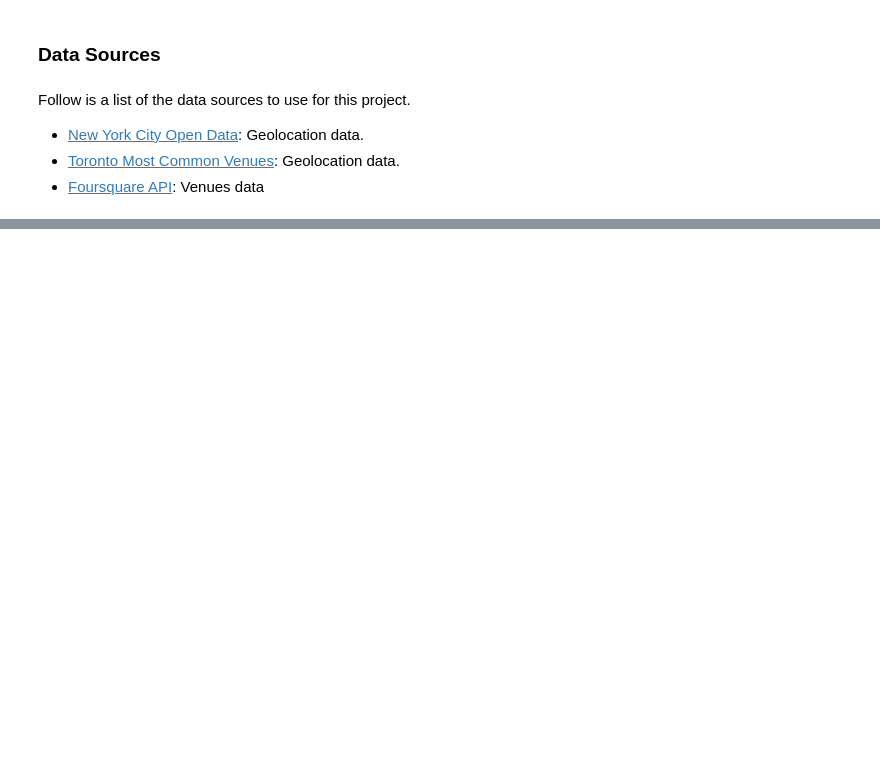
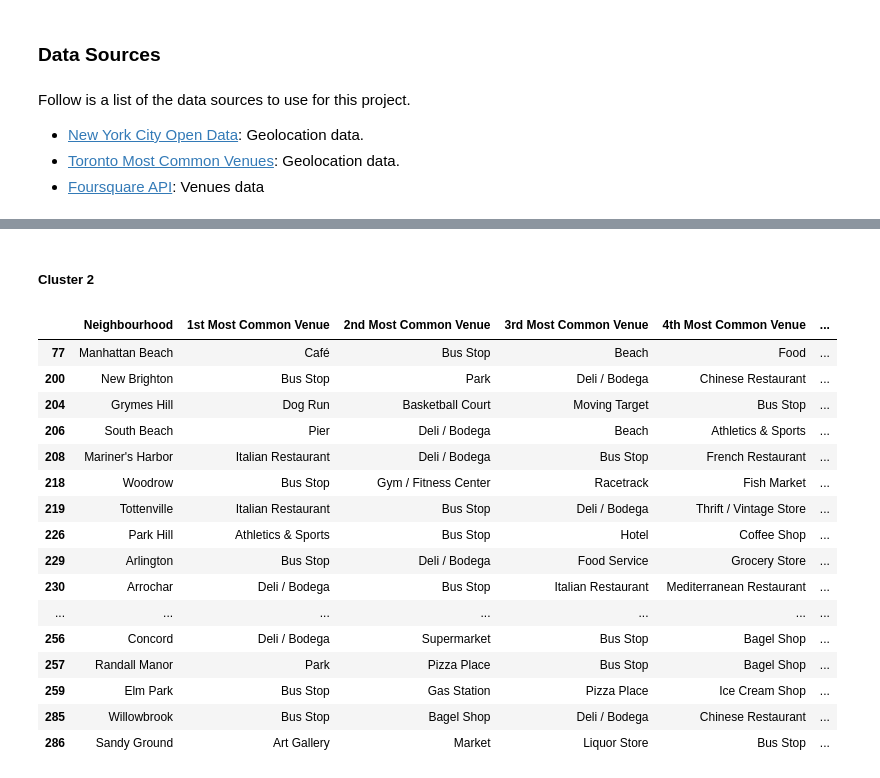
Before and after one commit to cdCarlos/applied-ds, a Jupyter notebook: ADS-W4-W5_Report.ipynb, the cells around one changed output, grey strips where cells are left out. Cells and saved outputs as stored; diff of their text form; code cells hidden in the pictures; blank space fills up the shorter version.

```diff
--- a/ADS-W4-W5_Report.ipynb
+++ b/ADS-W4-W5_Report.ipynb
@@ -44,0 +545,22 @@ Follow is a list of the data sources to use for this project.
+# %% [markdown]
+##### Cluster 2
+# %%
+ny_merged.loc[ny_merged['Cluster Labels'] == 2, cols]
+# %% [output]
+|  | Neighbourhood | 1st Most Common Venue | 2nd Most Common Venue | 3rd Most Common Venue | 4th Most Common Venue | ... |
+| 77 | Manhattan Beach | Café | Bus Stop | Beach | Food | ... |
+| 200 | New Brighton | Bus Stop | Park | Deli / Bodega | Chinese Restaurant | ... |
+| 204 | Grymes Hill | Dog Run | Basketball Court | Moving Target | Bus Stop | ... |
+| 206 | South Beach | Pier | Deli / Bodega | Beach | Athletics & Sports | ... |
+| 208 | Mariner's Harbor | Italian Restaurant | Deli / Bodega | Bus Stop | French Restaurant | ... |
+| 218 | Woodrow | Bus Stop | Gym / Fitness Center | Racetrack | Fish Market | ... |
+| 219 | Tottenville | Italian Restaurant | Bus Stop | Deli / Bodega | Thrift / Vintage Store | ... |
+| 226 | Park Hill | Athletics & Sports | Bus Stop | Hotel | Coffee Shop | ... |
+| 229 | Arlington | Bus Stop | Deli / Bodega | Food Service | Grocery Store | ... |
+| 230 | Arrochar | Deli / Bodega | Bus Stop | Italian Restaurant | Mediterranean Restaurant | ... |
+| ... | ... | ... | ... | ... | ... | ... |
+| 256 | Concord | Deli / Bodega | Supermarket | Bus Stop | Bagel Shop | ... |
+| 257 | Randall Manor | Park | Pizza Place | Bus Stop | Bagel Shop | ... |
+| 259 | Elm Park | Bus Stop | Gas Station | Pizza Place | Ice Cream Shop | ... |
+| 285 | Willowbrook | Bus Stop | Bagel Shop | Deli / Bodega | Chinese Restaurant | ... |
+| 286 | Sandy Ground | Art Gallery | Market | Liquor Store | Bus Stop | ... |
```
Also changed, not shown: parts of 95 cells of this notebook, 11 other files.
